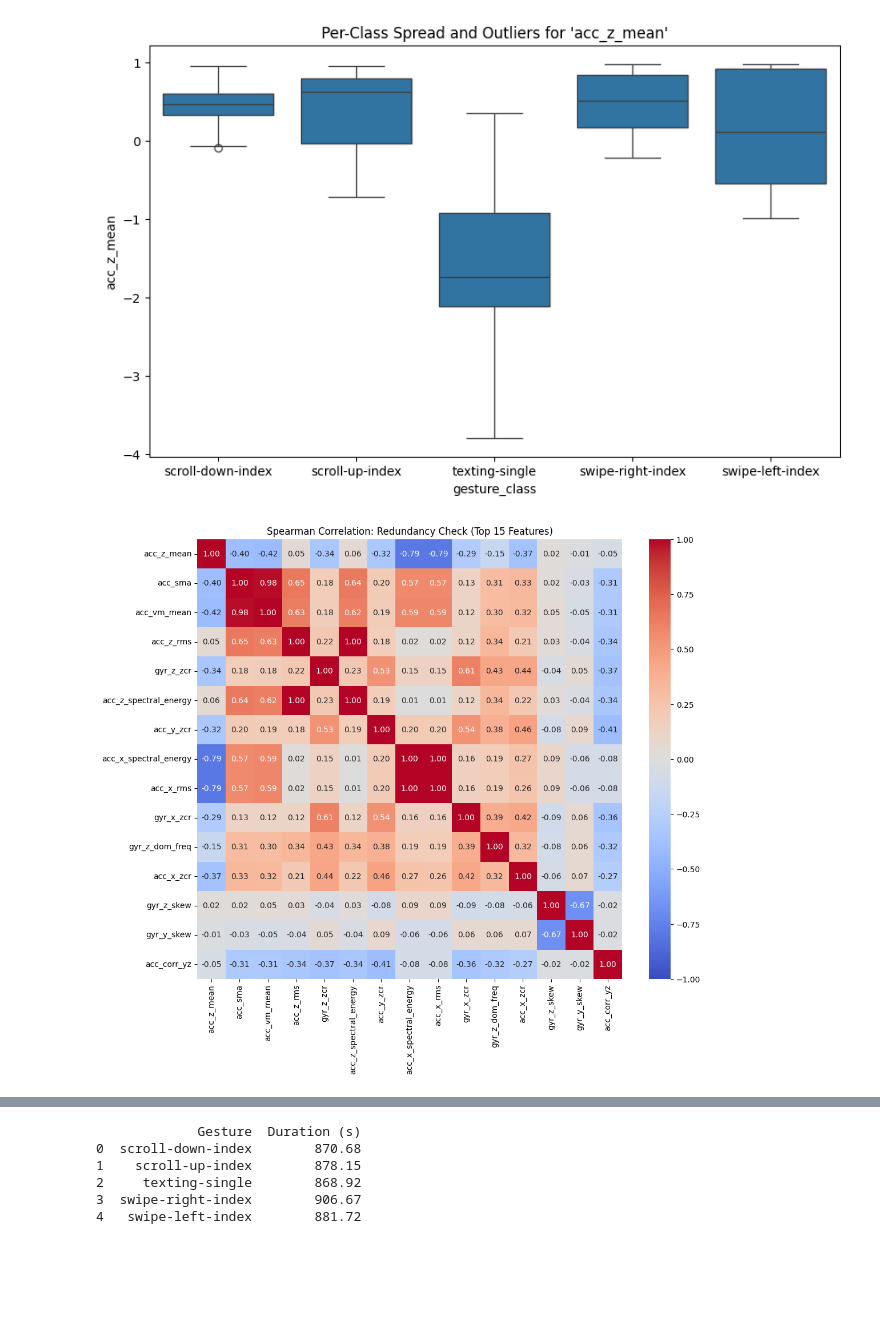
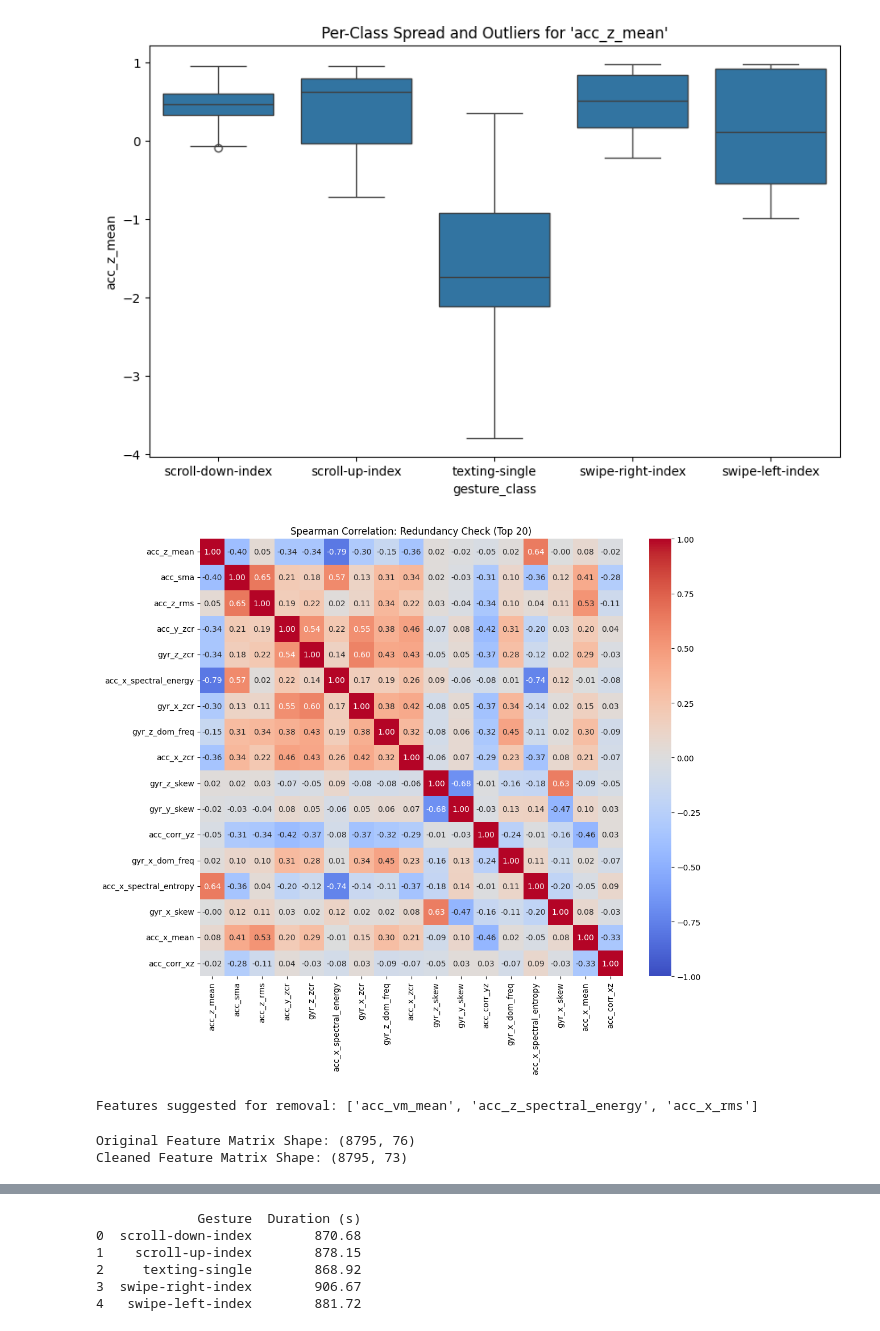
Before and after one commit to nderekk/IoT-Course-AIoT-project, a Jupyter notebook: eda.ipynb, the cells around one changed output, grey strips where cells are left out. Saved outputs shown, nothing was run; the diff lists cells and outputs as text; code cells hidden in the pictures; blank space fills up the shorter version.

```diff
--- a/eda.ipynb
+++ b/eda.ipynb
@@ -311,8 +311,8 @@ def window_and_filter_gestures(cleaned_gestures, ws=200, overlap=50, order=5, wn
 gestures = chop_edges_and_concat(results)
 cleaned_gestures = purge_outliers_all_gestures(gestures, window_size=50, threshold=2.5)
 scale_gestures(cleaned_gestures, {})
-featurized_gestures, clip_distr = window_and_filter_gestures(cleaned_gestures, ws=200, overlap=50, order=5, wn=0.3)
-scale_gestures(featurized_gestures)
+featurized_gestures, clip_distr = window_and_filter_gestures(cleaned_gestures, ws=200, overlap=50, order=5, wn=0.4)
+# scale_gestures(featurized_gestures, {})
 # %% [output]
 Index(['_id', 'data', 'gesture_id', 'user'], dtype='str')
 Index(['_id', 'data', 'gesture_id', 'user'], dtype='str')
@@ -401,17 +402,38 @@ plt.show()
 # %%
 # --- Spearman Correlation Heatmap ---
 # Let's check redundancy among our Top 15 features
-top_15_features = feature_ranking['Feature'].head(15).tolist()
+top_features = feature_ranking['Feature'].head(20).tolist()
+corr_matrix = X[top_features].corr(method='spearman')
 
-plt.figure(figsize=(12, 10))
-corr_matrix = X[top_15_features].corr(method='spearman')
+
+upper = corr_matrix.where(np.triu(np.ones(corr_matrix.shape), k=1).astype(bool))
+to_drop = [column for column in upper.columns if any(upper[column] > 0.90)]
+# clean_matrix = corr_matrix.drop(columns=to_drop, index=to_drop)
+
 
 # Plot heatmap
+plt.figure(figsize=(12, 10))
 sns.heatmap(corr_matrix, annot=True, cmap='coolwarm', fmt=".2f", vmin=-1, vmax=1)
-plt.title("Spearman Correlation: Redundancy Check (Top 15 Features)")
+plt.title(f"Spearman Correlation: Redundancy Check (Top {len(top_features)})")
 plt.show()
+
+print(f"Features suggested for removal: {to_drop}")
 # %% [output]
-[figure, old version]
+[figure, new version]
+Features suggested for removal: ['acc_vm_mean', 'acc_z_spectral_energy', 'acc_x_rms']
+# %%
+# Drop them from your main dataframe
+F_matrix_clean = F_matrix.drop(columns=to_drop)
+
+# Drop them from your X matrix (the input data for your ML models)
+X_clean = X.drop(columns=to_drop)
+
+# Verify they are gone
+print(f"Original Feature Matrix Shape: {X.shape}")
+print(f"Cleaned Feature Matrix Shape: {X_clean.shape}")
+# %% [output]
+Original Feature Matrix Shape: (8795, 76)
+Cleaned Feature Matrix Shape: (8795, 73)
 # %%
 # --- Global Structure Projection (PCA) ---
 from sklearn.decomposition import PCA
```
Also changed, not shown: parts of 3 cells of this notebook.
